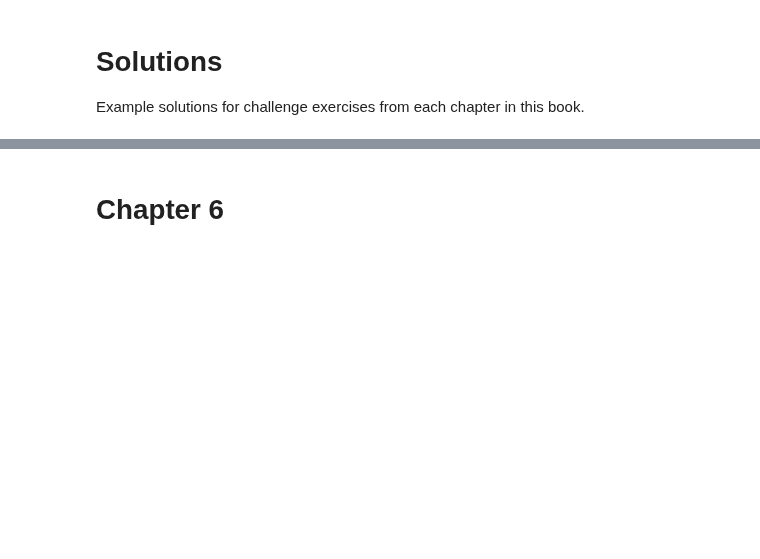
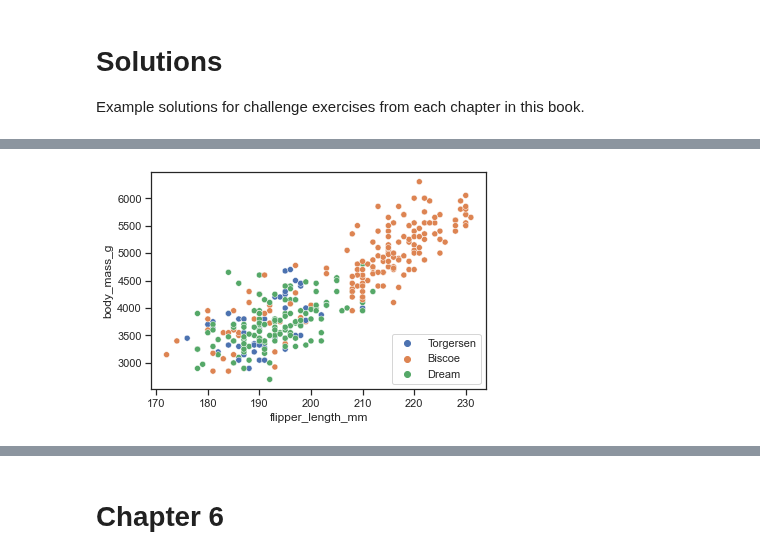
Before and after one commit to EastBayEv/SSDS-TAML, a Jupyter notebook: _build/jupyter_execute/fall2022/Solutions.ipynb, the cells around one changed output, grey strips where cells are left out. Cells and saved outputs as stored; diff of their text form; code cells hidden in the pictures; blank space fills up the shorter version.

```diff
--- a/_build/jupyter_execute/fall2022/Solutions.ipynb
+++ b/_build/jupyter_execute/fall2022/Solutions.ipynb
@@ -12,0 +305,6 @@ Example solutions for challenge exercises from each chapter in this book.
+# %%
+#3
+sns.scatterplot(data = peng, x = "flipper_length_mm", y = "body_mass_g",
+                hue = "island").legend(loc = "lower right");
+# %% [output]
+[figure, added]
```
Also changed, not shown: parts of 43 cells of this notebook, 48 other files.
